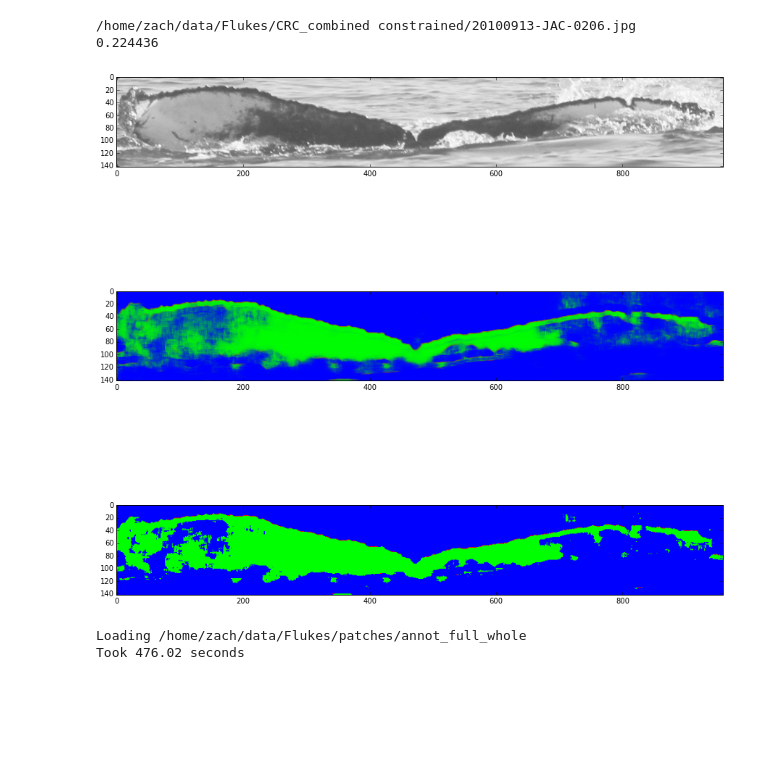
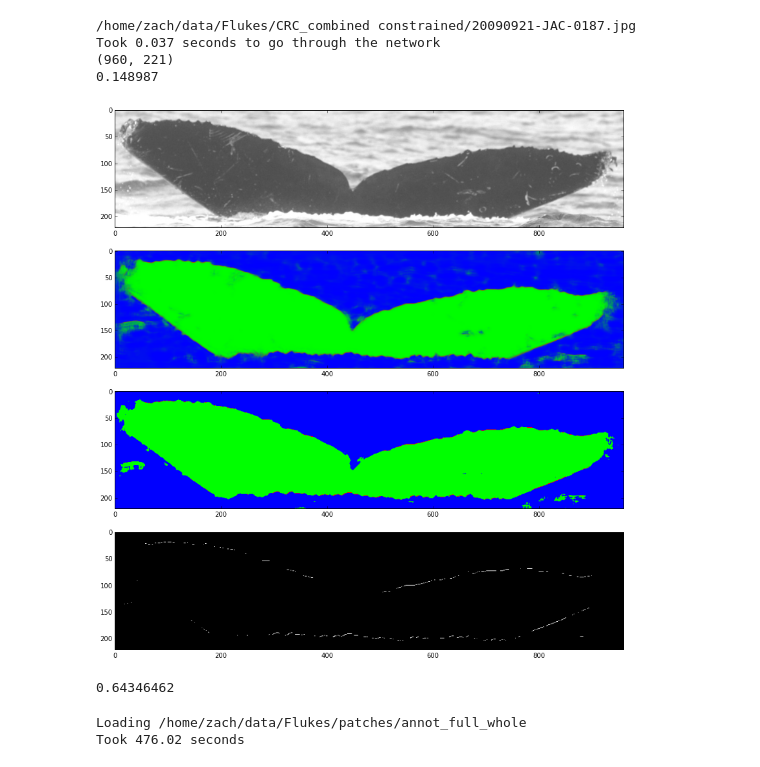
Before and after one commit to zmjjmz/thesiswork, a Jupyter notebook: edge_extract/Network Analysis.ipynb, the cells around one changed output. Saved outputs shown, nothing was run; the diff lists cells and outputs as text; code cells hidden in the pictures; blank space fills up the shorter version.

Commit message:
Further work on segmentation, started getting Imagenet going

```diff
--- a/edge_extract/Network Analysis.ipynb
+++ b/edge_extract/Network Analysis.ipynb
@@ -37,8 +37,8 @@ class flushfile():
         self.f.flush()
 sys.stdout = flushfile(sys.stdout)
 # %%
-model_loc = 'annot_full_32_100r'
-dset_loc = 'TESTannot_full_32_100r'
+model_loc = 'annot_full_64_100r_zs'
+dset_loc = 'TESTannot_full_64_100r_zs'
 # %%
 with open(join(dataset_loc, "Flukes/patches/%s/model.pkl" % model_loc), 'r') as f:
     model = pickle.load(f)
@@ -51,13 +51,13 @@ Took 0.89 seconds
 X = T.tensor4()
 
 
-segmenter = build_segmenter_vgg()
+segmenter = build_segmenter()
 ll.set_all_param_values(segmenter, model)
 model_outputs = [ll.get_output(intr_layer, X, deterministic=True) for intr_layer in ll.get_all_layers(segmenter)]
 #segmenter_out = ll.get_output(segmenter, X, deterministic=True)
 segmenter_fn = tfn([X], model_outputs)
 
-dset_for_model = {section:preproc_dataset(test_dset[section]) for section in test_dset}
+dset_for_model = {section:preproc_dataset(test_dset[section]) for section in ['train', 'valid', 'test']}
 
 segmentation_outputs = segmenter_fn(dset_for_model['train']['X'])
 
@@ -133,40 +142,46 @@ def argmaxed_img(img):
     argmaxed = np.argmax(img, axis=2)
     coords = zip(*[(i,j,argmaxed[i,j]) for i, j in product(range(argmaxed.shape[0]),
                                                       range(argmaxed.shape[1]))])
     new_img = np.zeros(img.shape)
     new_img[coords] = 1
     return new_img
 
 def prepare_img(img):
-    img_normed = ((np.array(img, dtype='float32') - 128) / 255.).swapaxes(0,2)
+    img_normed = ((img - test_dset['mean']) / test_dset['std']).swapaxes(0,2).astype(np.float32)
     img_normed = img_normed.reshape(1, *img_normed.shape)
     return img_normed
 
 from scipy.stats import entropy
 imgs_dir = join(dataset_loc, "Flukes/CRC_combined constrained/")
 all_imgs = glob.glob(join(imgs_dir, "*"))
 def see_random_image(all_imgs, network_fn):
     imgn = random.choice(all_imgs)
-    imgn = join(dataset_loc, 'Flukes/CRC_combined constrained/20100913-JAC-0206.jpg')
+    #imgn = join(dataset_loc, 'Flukes/CRC_combined constrained/10070-JAC90-31-18.jpg')
     print(imgn)
     img = cv2.imread(imgn)
     img_normed = prepare_img(img)
+    tic = time.time()
     img_output = network_fn(img_normed)[-1]
-
+    toc = time.time() - tic
+    print("Took %0.3f seconds to go through the network" % toc)
+    print(entropy(img_output[0]).shape)
     print(np.average(entropy(img_output[0])))
     img_output = img_output.swapaxes(1,3)[0]
     hard_output = argmaxed_img(img_output)
-    f, ax = plt.subplots(3, figsize=(15,15))
+    f, ax = plt.subplots(4, figsize=(15,15))
     ax[0].imshow(img)
     #plt.gray()
     ax[1].imshow(img_output)
     #plt.gray()
     ax[2].imshow(hard_output)
+    ax[3].imshow(hard_output[:,:,0])
 see_random_image(all_imgs, segmenter_fn)
 # %% [output]
-/home/zach/data/Flukes/CRC_combined constrained/20100913-JAC-0206.jpg
-0.224436
+/home/zach/data/Flukes/CRC_combined constrained/20090921-JAC-0187.jpg
+Took 0.037 seconds to go through the network
+(960, 221)
+0.148987
-[figure, old version]
+[figure, new version]
 # %%
 rand_imgfn = random.choice(all_imgs)
 rand_img = cv2.imread(rand_imgfn)
@@ -182,6 +197,10 @@ img_output = segmenter_fn(img_normed)
 # 20100913-JAC-0206.jpg -- similar
 # CINMS-20090409-A1668-flipped.jpg -- sees most of the background as whale
 # 10070-JAC90-31-18.jpg -- sees the water below the whale as whale, also letters
+# %%
+np.average(entropy(img_output.swapaxes(0,2)))
+# %% [output]
+0.64346462
 # %%
 # Whole image accuracy on the images we have segmented
 #whole_loc = "annot_full_whole"
```
Also changed, not shown: parts of 8 cells of this notebook, 5 other files.
